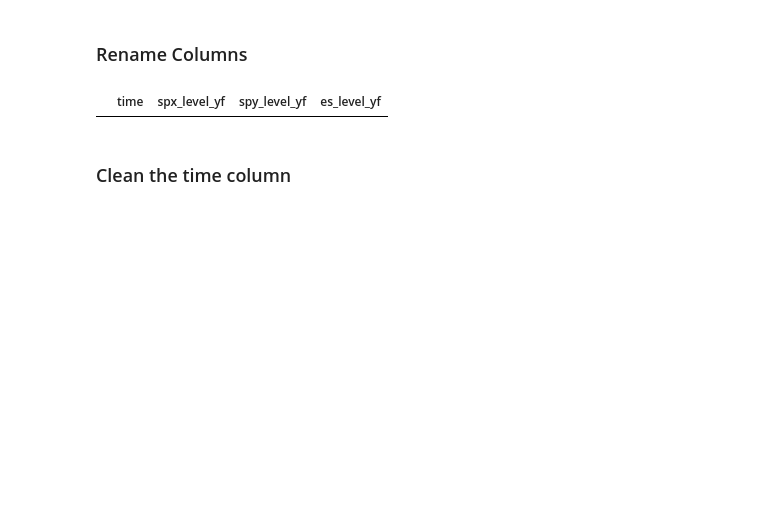
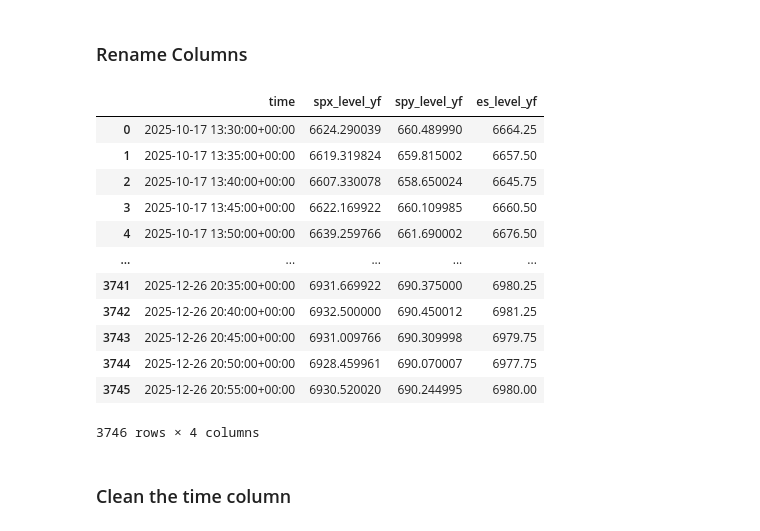
Before and after one commit to danielhalm1407/Risk-Control-Using-a-Bayesian-Joint-Quantile-Time-Series-Model-For-Asset-Returns, a Jupyter notebook: notebooks/NB02_Backtest_Intraday.ipynb, the cells around one changed output. Cells and saved outputs as stored; diff of their text form; code cells hidden in the pictures; blank space fills up the shorter version.

```diff
--- a/notebooks/NB02_Backtest_Intraday.ipynb
+++ b/notebooks/NB02_Backtest_Intraday.ipynb
@@ -451,10 +473,10 @@ es_15_min_yf = yf.download("ES=F", interval="5m", period="60d")
 ### Merge the Yahoo Finance Datasets
 # %%
 # Merge these 3 datasets' first columns (close) on their datetime index
-intraday_data = pd.merge(spx_15_mn_yf.iloc[:,0], spy_15_min_yf.iloc[:,0],  left_index=True, right_index=True, how='inner', suffixes=('_SPX', '_SPY'))
+intraday_data_yf = pd.merge(spx_15_mn_yf.iloc[:,0], spy_15_min_yf.iloc[:,0],  left_index=True, right_index=True, how='inner', suffixes=('_SPX', '_SPY'))
 # Then merge with ES data
-intraday_data = pd.merge(intraday_data, es_15_min_yf.iloc[:,0], left_index=True, right_index=True, how='inner')
+intraday_data_yf = pd.merge(intraday_data_yf, es_15_min_yf.iloc[:,0], left_index=True, right_index=True, how='inner')
 # Change the datetime index to be a separate column
-intraday_data.reset_index(inplace=True)
-intraday_data
+intraday_data_yf.reset_index(inplace=True)
+intraday_data_yf
 # %% [output]
@@ -464,10 +498,22 @@ intraday_data
 ### Rename Columns
 # %%
 # Change the column names to 'time', spx_level_yf, spy_level_yf, es_level_yf
-intraday_data.columns = ['time', 'spx_level_yf', 'spy_level_yf', 'es_level_yf']
-intraday_data
+intraday_data_yf.columns = ['time', 'spx_level_yf', 'spy_level_yf', 'es_level_yf']
+intraday_data_yf
 # %% [output]
 |  | time | spx_level_yf | spy_level_yf | es_level_yf |
+| 0 | 2025-10-17 13:30:00+00:00 | 6624.290039 | 660.489990 | 6664.25 |
+| 1 | 2025-10-17 13:35:00+00:00 | 6619.319824 | 659.815002 | 6657.50 |
+| 2 | 2025-10-17 13:40:00+00:00 | 6607.330078 | 658.650024 | 6645.75 |
+| 3 | 2025-10-17 13:45:00+00:00 | 6622.169922 | 660.109985 | 6660.50 |
+| 4 | 2025-10-17 13:50:00+00:00 | 6639.259766 | 661.690002 | 6676.50 |
+| ... | ... | ... | ... | ... |
+| 3741 | 2025-12-26 20:35:00+00:00 | 6931.669922 | 690.375000 | 6980.25 |
+| 3742 | 2025-12-26 20:40:00+00:00 | 6932.500000 | 690.450012 | 6981.25 |
+| 3743 | 2025-12-26 20:45:00+00:00 | 6931.009766 | 690.309998 | 6979.75 |
+| 3744 | 2025-12-26 20:50:00+00:00 | 6928.459961 | 690.070007 | 6977.75 |
+| 3745 | 2025-12-26 20:55:00+00:00 | 6930.520020 | 690.244995 | 6980.00 |
+3746 rows × 4 columns
 # %% [markdown]
 ### Clean the time column
 # %%
```
Also changed, not shown: parts of 35 cells of this notebook, 2 other files.
